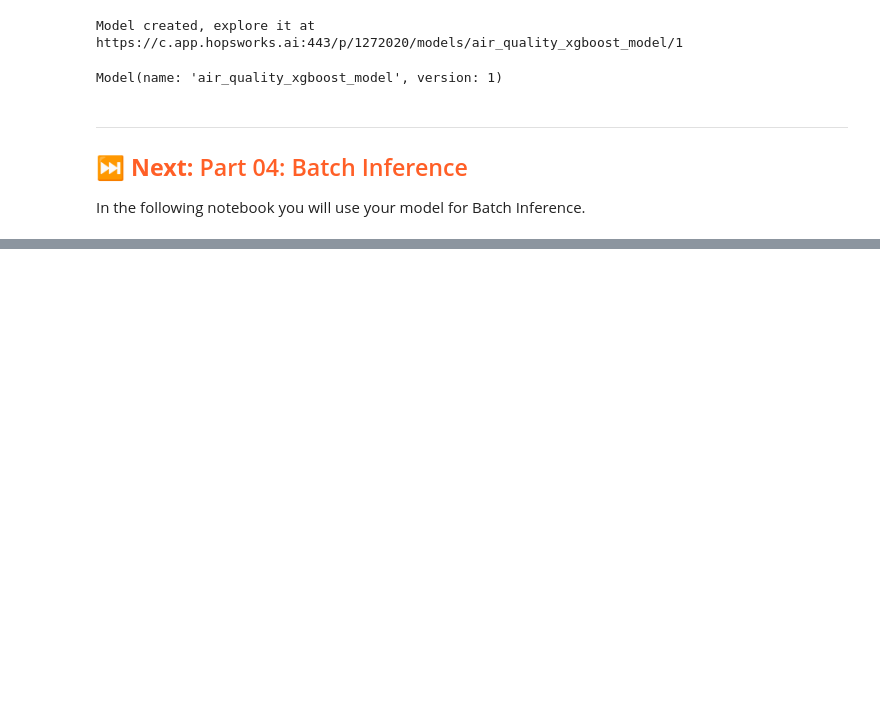
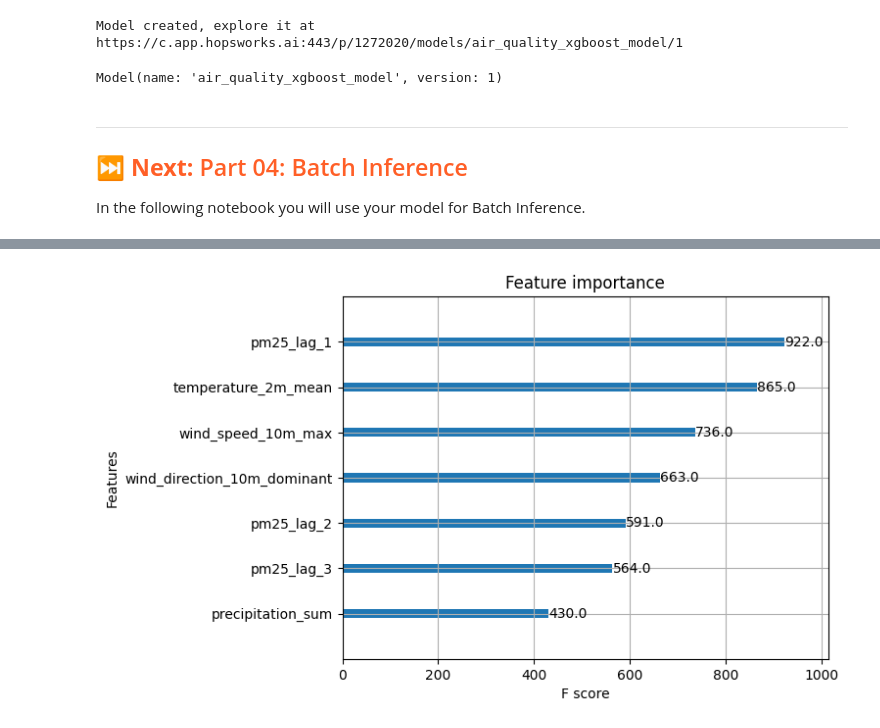
Before and after one commit to jacobb260/mlfs-book, a Jupyter notebook: notebooks/airquality/3_air_quality_training_pipeline.ipynb, the cells around one changed output, grey strips where cells are left out. Cells and saved outputs as stored; diff of their text form; code cells hidden in the pictures; blank space fills up the shorter version.

```diff
--- a/notebooks/airquality/3_air_quality_training_pipeline.ipynb
+++ b/notebooks/airquality/3_air_quality_training_pipeline.ipynb
@@ -321,0 +352,4 @@ In the following notebook you will use your model for Batch Inference.
+# %%
+X_train_2, X_test_2, y_train_2, y_test_2 = feature_view_2.train_test_split(
+    test_start=test_start
+)
@@ -321,0 +374,5 @@ In the following notebook you will use your model for Batch Inference.
+# %%
+X_features_2 = X_train_2.drop(columns=['date'])
+X_test_features_2 = X_test_2.drop(columns=['date'])
+
+X_features_2
@@ -321,0 +409,6 @@ In the following notebook you will use your model for Batch Inference.
+# %%
+# Creating an instance of the XGBoost Regressor
+xgb_regressor_2 = XGBRegressor()
+
+# Fitting the XGBoost Regressor to the training data
+xgb_regressor_2.fit(X_features_2, y_train_2)
@@ -321,0 +469,8 @@ In the following notebook you will use your model for Batch Inference.
+# %%
+# Plotting feature importances using the plot_importance function from XGBoost
+plot_importance(xgb_regressor_2)
+feature_importance_path = images_dir + "/feature_importance_2.png"
+plt.savefig(feature_importance_path)
+plt.show()
+# %% [output]
+[figure, added]
```
Also changed, not shown: parts of 19 cells of this notebook, 3 other files.
